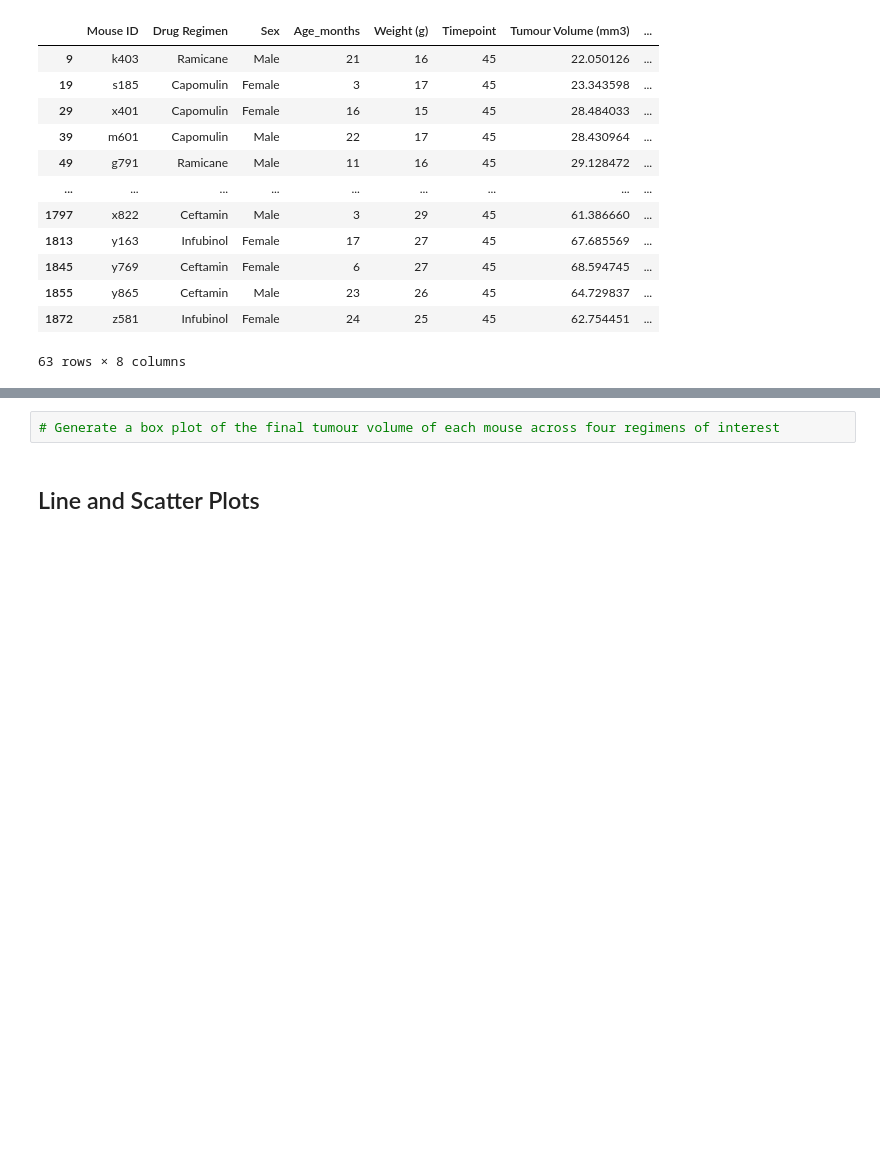
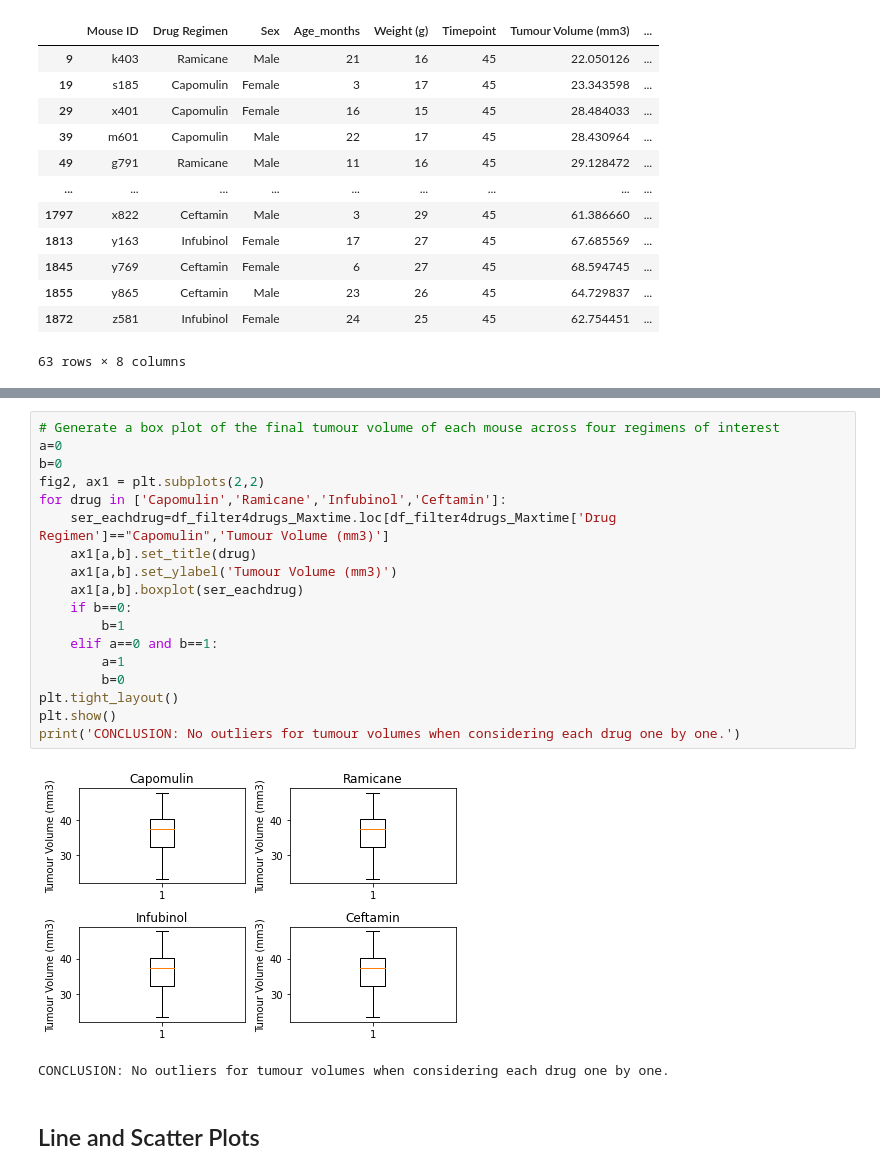
Before and after one commit to MarDuo2022/Matplotlib-challenge, a Jupyter notebook: Pymaceuticals/pymaceuticals_starter221022md.ipynb, the cells around one changed output, grey strips where cells are left out. Saved outputs shown, nothing was run; the diff lists cells and outputs as text; blank space fills up the shorter version.

```diff
--- a/Pymaceuticals/pymaceuticals_starter221022md.ipynb
+++ b/Pymaceuticals/pymaceuticals_starter221022md.ipynb
@@ -203,5 +229,24 @@ tumour_vol_data=[]
-# %%
-# Generate a box plot of the final tumour volume of each mouse across four regimens of interest
+# %%
+# Generate a box plot of the final tumour volume of each mouse across four regimens of interest
+a=0
+b=0
+fig2, ax1 = plt.subplots(2,2)
+for drug in ['Capomulin','Ramicane','Infubinol','Ceftamin']:
+    ser_eachdrug=df_filter4drugs_Maxtime.loc[df_filter4drugs_Maxtime['Drug Regimen']=="Capomulin",'Tumour Volume (mm3)']
+    ax1[a,b].set_title(drug)
+    ax1[a,b].set_ylabel('Tumour Volume (mm3)')
+    ax1[a,b].boxplot(ser_eachdrug)
+    if b==0:
+        b=1
+    elif a==0 and b==1:
+        a=1
+        b=0
+plt.tight_layout()
+plt.show()
+print('CONCLUSION: No outliers for tumour volumes when considering each drug one by one.')
+# %% [output]
+[figure, added]
+CONCLUSION: No outliers for tumour volumes when considering each drug one by one.
 # %% [markdown]
 ## Line and Scatter Plots
 # %%
```
Also changed, not shown: parts of 7 cells of this notebook, 2 other files.
